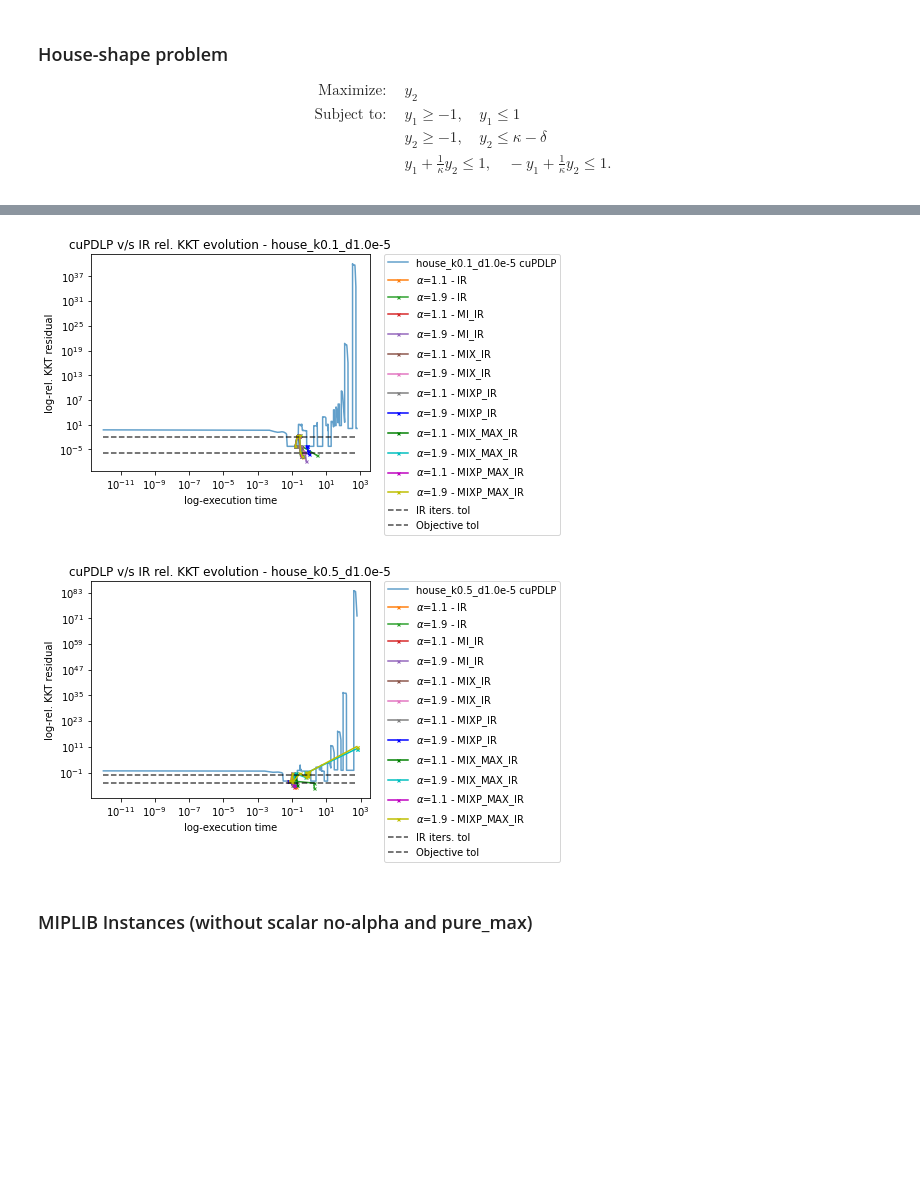
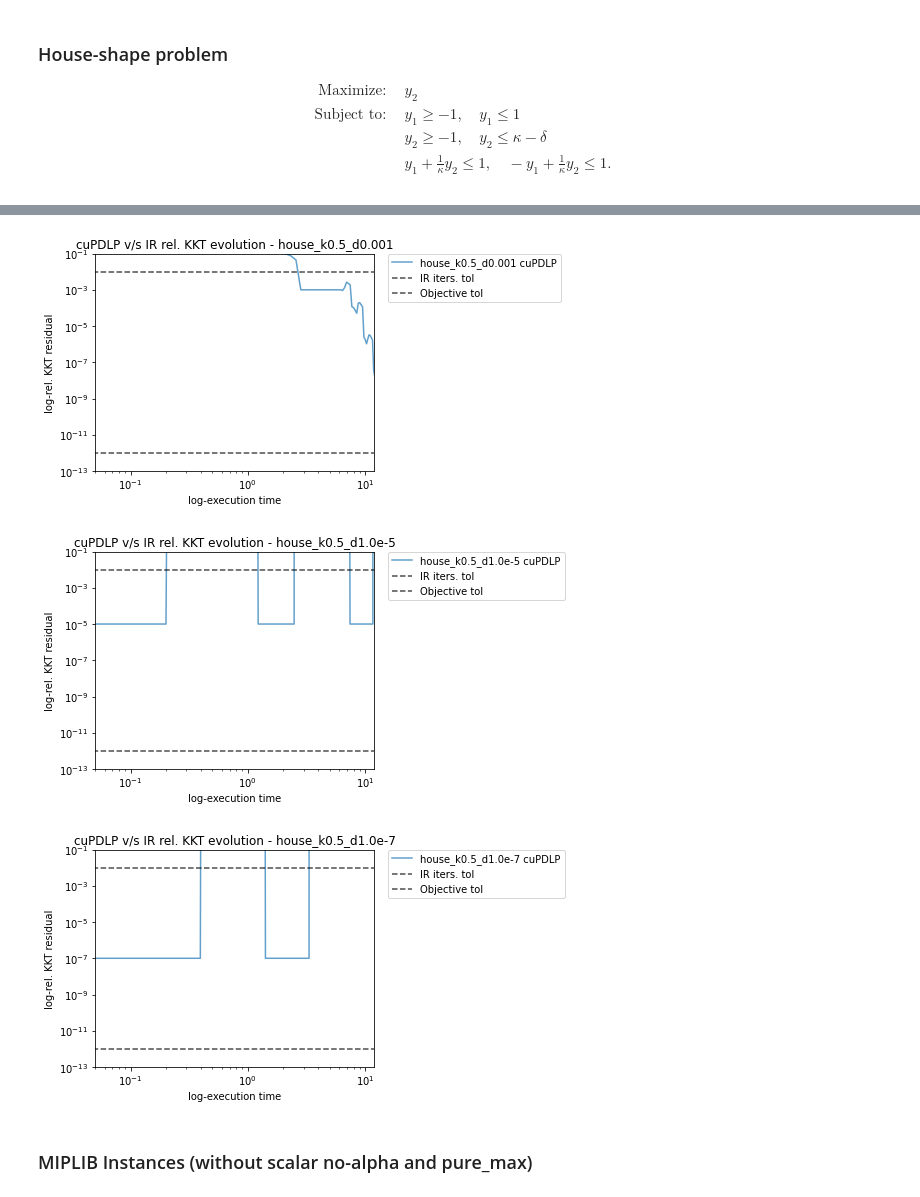
Before and after one commit to nicacevedo/cuPDLP.jl, a Jupyter notebook: plotting.ipynb, the cells around one changed output, grey strips where cells are left out. Saved outputs shown, nothing was run; the diff lists cells and outputs as text; code cells hidden in the pictures; blank space fills up the shorter version.

```diff
--- a/plotting.ipynb
+++ b/plotting.ipynb
@@ -562,10 +566,11 @@ scaling_types = [
     # # # "D3_eq_D2_and_swap",# MIPLIB WITHOUT THIS ONE
     # # # "D3_dual_violation",# MIPLIB WITHOUT THIS ONE
     "D3_eq_D2_eq_I",
+    # "D3_eq_D2_eq_I_indep", # NEW NEW ONE
     # # "D3_dual_violation_swap",
-    # "D3_D2_iterative_swap",
-    "D3_D2_mix",
-    "D3_D2_mix_pure",
+    "D3_D2_iterative_swap",
+    # "D3_D2_mix",
+    # "D3_D2_mix_pure",
     # "D3_D2_mix_max",        # NEW ONES
     # "D3_D2_mix_max_pure",   # NEW ONES
     # "D123_pure",
@@ -577,6 +582,7 @@ scaling_dict = {
     "scalar_no_alpha":"IR_NO",  # Scalar scaling without alpha, and bounded
     "D3_eq_D2inv": "MD2_IR",    # D2 is f(l-x), and D3 = 1 ./D2
     "D3_eq_D2_eq_I": "MI_IR",   # D3 = D2 = I (only D1 scaling)
+    "D3_eq_D2_eq_I_indep":"MIP_IR", # D3 = D2 = I (only D1 scaling), indep of alpha
     "D3_dual_violation_swap":"DVSw_IR", # D3 is f(c-A'y), and D2 = 1 ./D3
     "D3_D2_iterative_swap":"D3D2Sw_IR", # even k: D2 is f(l-x), and D3 = 1 ./D2 // odd k: # D3 is f(c-A'y), and D2 = 1 ./D3
     "D3_D2_mix": "MIX_IR",       # D2 = min(1/d2 , d3, alpha*D2), and D3 = 1 ./D2 (Does this make sense??)
@@ -589,16 +595,20 @@ scaling_dict = {
 
 alpha_indep_types=[
     "scalar_no_alpha",
+    "D3_eq_D2_eq_I_indep",
     "D123_pure",
     "D123_pure_max"
 ]
 
 # House instances
-source = "PDHG_test9"
-obj_tol,ir_tol = 1e-6, 1e-2
+source = "PDHG_test11"
+obj_tol,ir_tol = 1e-12, 1e-2
+scaling_alphas = [1.1, 1.9]
+time_limit = 600
+
 house_instances = get_house_instances_list(
-    kappas=[0.1, 0.5], #, 0.99, 1.0, # 0.5, 0.99, 1.0 #
-    deltas=[1e-5], # 1e-3, 1.0
+    kappas=[0.5],#[0.5], #, 0.99, 1.0, # 0.5, 0.99, 1.0 #
+    deltas=[1e-3, 1e-5, 1e-7],##[1e-3, 1e-5, 1e-7], # 1e-3, 1.0
     kappa_bound=True # delta<=kappa
 )
 house_instances_output_path = f"output/{source}/IR"
@@ -611,7 +621,7 @@ ct = get_intance_comparisson_table(
         scaling_types=scaling_types,     # List of the scaling types applied to the instances
         scaling_dict=scaling_dict,      # Dictionary of codes of scaling (for visualization purposes)
         alpha_indep_types=alpha_indep_types, # List of the methods that are indep of alpha
-        scaling_alphas=[1.1,  1.9],    # Alphas used on every scaling type # 1.5,
+        scaling_alphas=scaling_alphas,    # Alphas used on every scaling type # 1.5,
     )
 
 display(ct)
@@ -619,7 +629,7 @@ display(ct)
 ct_s = comparisson_table_summary(
         comparisson_table=ct,
         criterion_type="time",
-        time_limit=600,
+        time_limit=time_limit,
         sgm_k_shift=10,
         norm_column="cuPDLP"
 )
@@ -635,10 +645,10 @@ ct_kkt= ct = get_intance_comparisson_table(
         scaling_types=scaling_types,     # List of the scaling types applied to the instances
         scaling_dict=scaling_dict,      # Dictionary of codes of scaling (for visualization purposes)
         alpha_indep_types=alpha_indep_types, # List of the methods that are indep of alpha
-        scaling_alphas=[1.1,  1.9],    # Alphas used on every scaling type # 1.5,
+        scaling_alphas=scaling_alphas,    # Alphas used on every scaling type # 1.5,
     )
 
-# display(ct_kkt.round(3))
+display(ct_kkt)
 
 ct_s_kkt = comparisson_table_summary(
         comparisson_table=ct_kkt,
@@ -688,38 +699,39 @@ Summary of rel. KKT of 2 instances of the house-shape problem:
 ir_colors = ['C{}'.format(i) for i in range(8)] + ['b',
     'g', 'c', 'm', 'y', 'k', 'purple', 'brown', 'pink', 'olive', 'lime', 'teal', 'navy', 'fuchsia', 'crimson', 'cadetblue', 'peru']
 
 # Plot each instance
 plot_IR_instances(
     instance_list=house_instances,
     output_path=house_instances_output_path,
     ir_iterations_tolerance=ir_tol,
     objective_tolerance=obj_tol,
     x_time_val_source="IR_PDLP", # (PDLP or IR_PDLP)
     ir_scaling_colors=ir_colors,
     scaling_types=scaling_types,
     scaling_dict=scaling_dict,
     alpha_indep_types=alpha_indep_types,
-    scaling_alphas=[1.1, 1.9],
+    scaling_alphas=scaling_alphas,
     limit_ir_iters=1000,
     show_pdlp_iters=True,
     plot_attributes={
             "figsize":(5,4),
             "markersize":3,
             "title":"cuPDLP v/s IR rel. KKT evolution",
             "y_label":"rel. KKT residual",
             "x_label":"execution time",
             "legend_position":(1.05, 1.0),
             "y_log_scale":True,
             "x_log_scale":True,
             "y_log_values_correction":1e-12,
             "x_log_values_correction":1e-12,
-            "x_lim":None, #[1e-2, 1e1], #[-0.5, 1],
-            "y_lim":None, #[1e-8, 1e1],# [1e-9, 1e0],
+            "x_lim":[0.5e-1,1.2e1],
+            "y_lim":[1e-13, 1e-1],
         }
 )
 # %% [output]
-[figure, old version]
+[figure, new version]
-[figure, old version]
+[figure, new version]
+[figure, added]
 # %%
 # import matplotlib.pyplot as plt
 # # json_file = "./output/PDHG_test4/MIPLIB_test/ns1828997/ns1828997_IR_NO_a0_summary.json"
```
Also changed, not shown: parts of 5 cells of this notebook, 3 other files.
